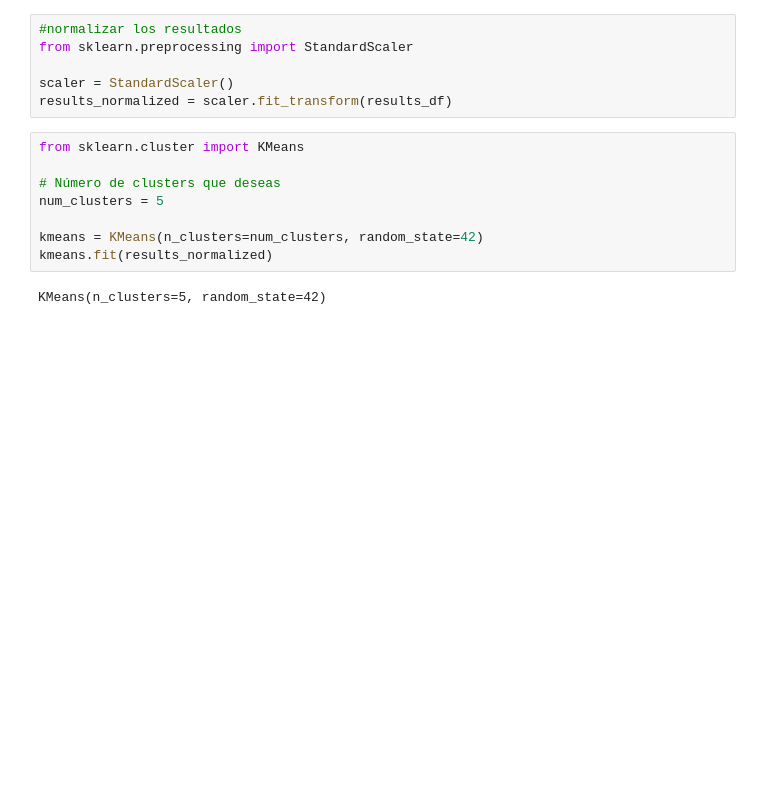
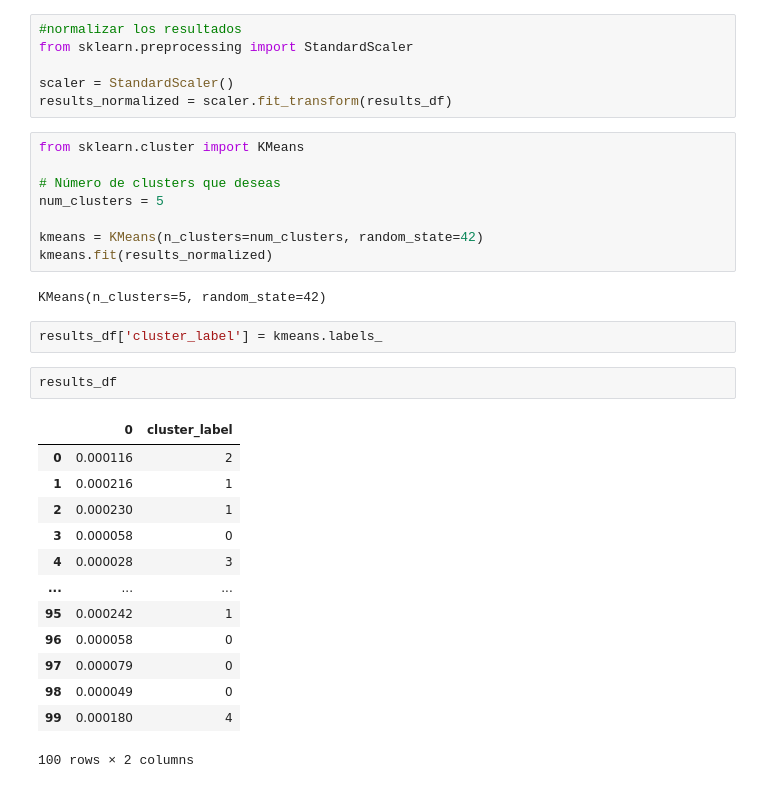
Before and after one commit to tati-ll/bookbeat, a Jupyter notebook: notebooks/notebook-ceci.ipynb, the cells around one changed output. Saved outputs shown, nothing was run; the diff lists cells and outputs as text; blank space fills up the shorter version.

```diff
--- a/notebooks/notebook-ceci.ipynb
+++ b/notebooks/notebook-ceci.ipynb
@@ -428,3 +444,21 @@ kmeans = KMeans(n_clusters=num_clusters, random_state=42)
 kmeans.fit(results_normalized)
 # %% [output]
 KMeans(n_clusters=5, random_state=42)
+# %%
+results_df['cluster_label'] = kmeans.labels_
+# %%
+results_df
+# %% [output]
+|  | 0 | cluster_label |
+| 0 | 0.000116 | 2 |
+| 1 | 0.000216 | 1 |
+| 2 | 0.000230 | 1 |
+| 3 | 0.000058 | 0 |
+| 4 | 0.000028 | 3 |
+| ... | ... | ... |
+| 95 | 0.000242 | 1 |
+| 96 | 0.000058 | 0 |
+| 97 | 0.000079 | 0 |
+| 98 | 0.000049 | 0 |
+| 99 | 0.000180 | 4 |
+100 rows × 2 columns
```
Also changed, not shown: parts of 1 cell of this notebook.
